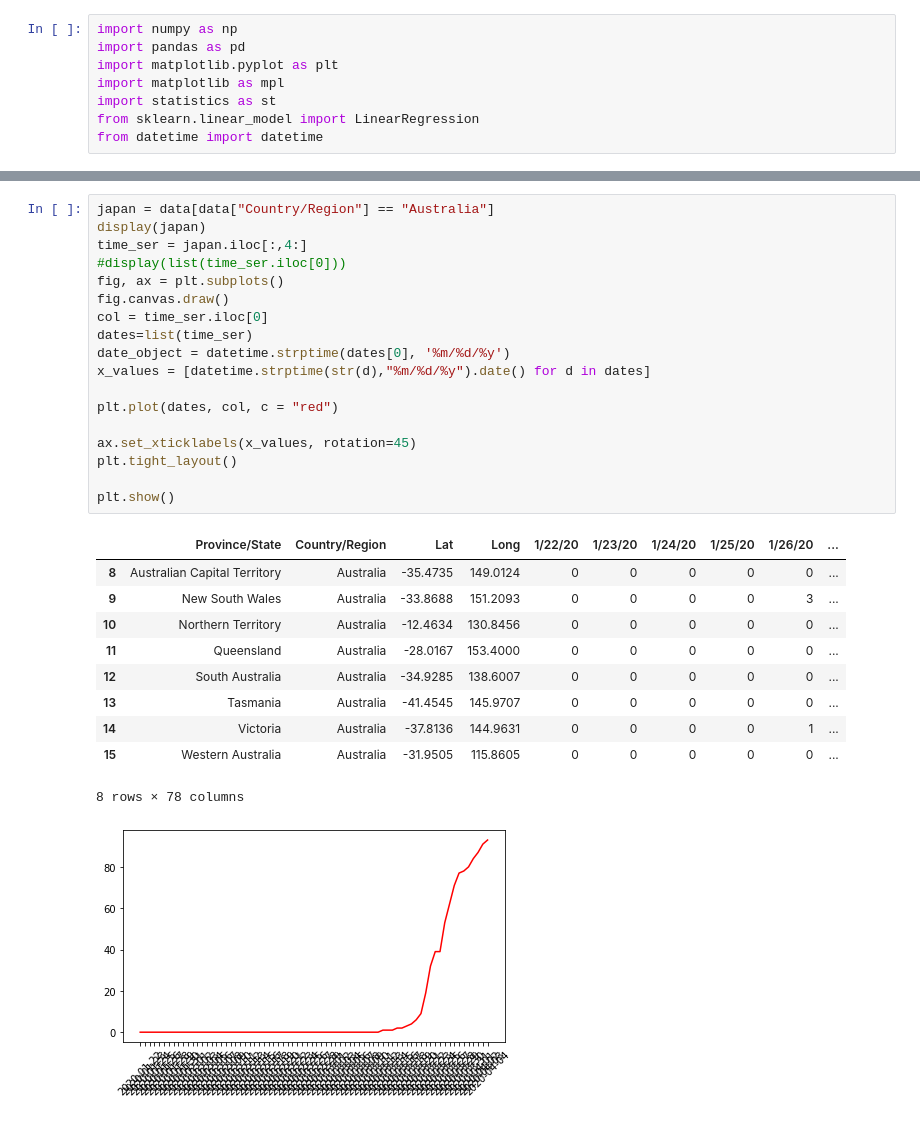
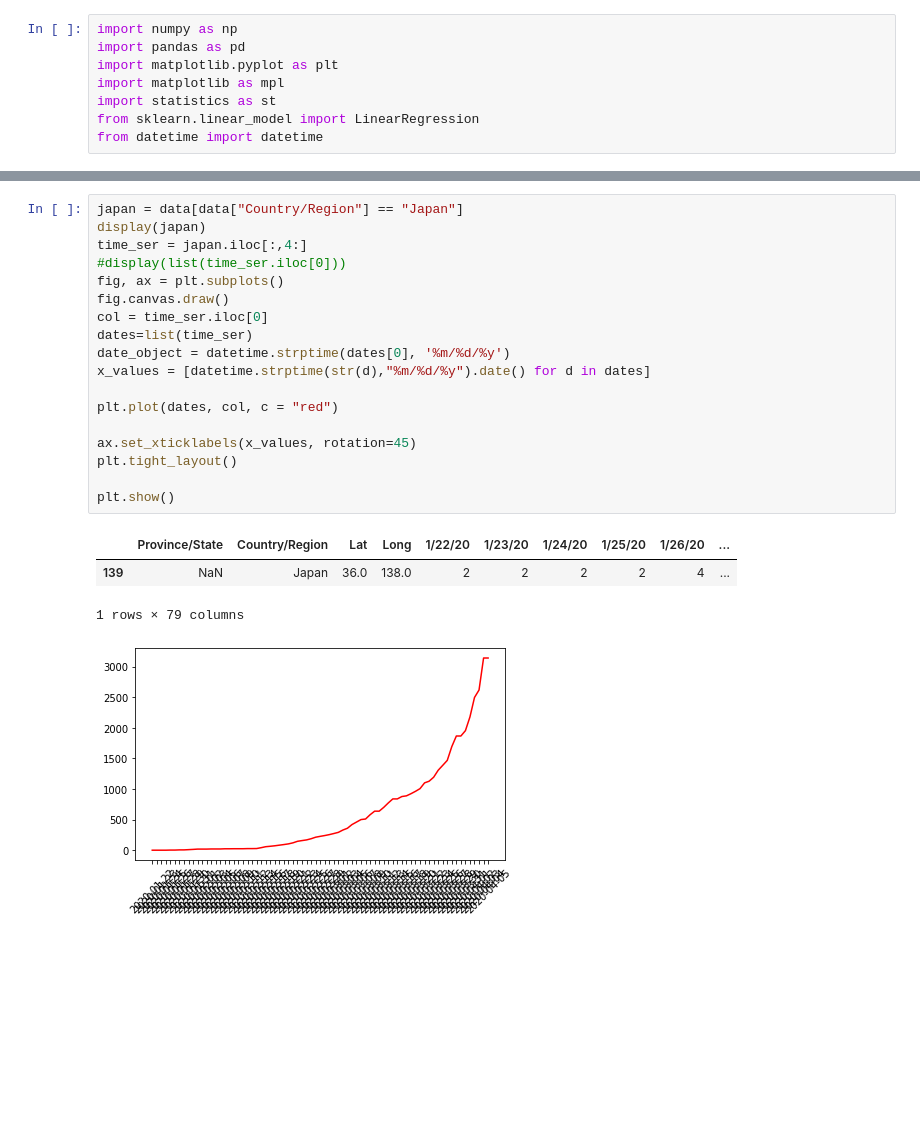
Before and after one commit to u6747075/COVID-19, a Jupyter notebook: COVID_19.ipynb, the cells around one changed output, grey strips where cells are left out. Saved outputs shown, nothing was run; the diff lists cells and outputs as text; blank space fills up the shorter version.

```diff
--- a/COVID_19.ipynb
+++ b/COVID_19.ipynb
@@ -26,31 +26,24 @@ display(data)
 # %%
-japan = data[data["Country/Region"] == "Australia"]
+japan = data[data["Country/Region"] == "Japan"]
 display(japan)
 time_ser = japan.iloc[:,4:]
 #display(list(time_ser.iloc[0]))
 fig, ax = plt.subplots()
 fig.canvas.draw()
 col = time_ser.iloc[0]
 dates=list(time_ser)
 date_object = datetime.strptime(dates[0], '%m/%d/%y')
 x_values = [datetime.strptime(str(d),"%m/%d/%y").date() for d in dates]
 
 plt.plot(dates, col, c = "red")
 
 ax.set_xticklabels(x_values, rotation=45)
 plt.tight_layout()
 
 plt.show()
 # %% [output]
 |  | Province/State | Country/Region | Lat | Long | 1/22/20 | 1/23/20 | 1/24/20 | 1/25/20 | 1/26/20 | ... |
-| 8 | Australian Capital Territory | Australia | -35.4735 | 149.0124 | 0 | 0 | 0 | 0 | 0 | ... |
-| 9 | New South Wales | Australia | -33.8688 | 151.2093 | 0 | 0 | 0 | 0 | 3 | ... |
-| 10 | Northern Territory | Australia | -12.4634 | 130.8456 | 0 | 0 | 0 | 0 | 0 | ... |
-| 11 | Queensland | Australia | -28.0167 | 153.4000 | 0 | 0 | 0 | 0 | 0 | ... |
-| 12 | South Australia | Australia | -34.9285 | 138.6007 | 0 | 0 | 0 | 0 | 0 | ... |
-| 13 | Tasmania | Australia | -41.4545 | 145.9707 | 0 | 0 | 0 | 0 | 0 | ... |
-| 14 | Victoria | Australia | -37.8136 | 144.9631 | 0 | 0 | 0 | 0 | 1 | ... |
-| 15 | Western Australia | Australia | -31.9505 | 115.8605 | 0 | 0 | 0 | 0 | 0 | ... |
+| 139 | NaN | Japan | 36.0 | 138.0 | 2 | 2 | 2 | 2 | 4 | ... |
-8 rows × 78 columns
+1 rows × 79 columns
-[figure, old version]
+[figure, new version]
 # %%
```
Also changed, not shown: parts of 2 cells of this notebook.
